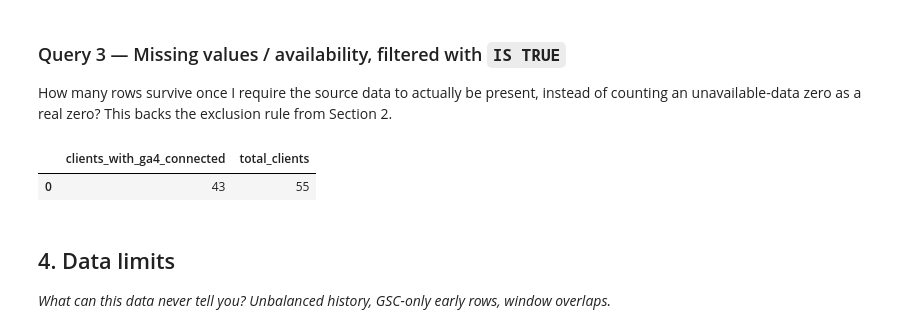
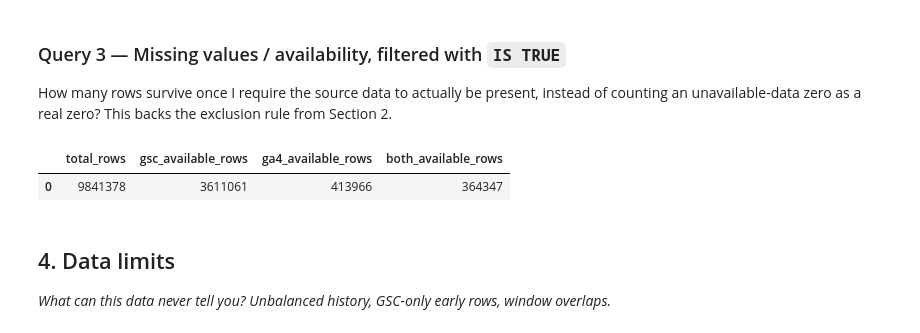
Before and after one commit to joannadulay/FlyRank-ML-Internship, a Jupyter notebook: work/notebooks/w03_data_contract.ipynb, the cells around one changed output. Drawn from its saved outputs; the diff is of its cells as text; code cells hidden in the pictures.

```diff
--- a/work/notebooks/w03_data_contract.ipynb
+++ b/work/notebooks/w03_data_contract.ipynb
@@ -134,15 +134,24 @@ How many rows survive once I require the source data to actually be
 present, instead of counting an unavailable-data zero as a real zero? This
 backs the exclusion rule from Section 2.
 # %%
-con.execute("""
+availability = con.execute("""
     SELECT
-        COUNT(DISTINCT CASE WHEN client_has_ga4 THEN client_hash_id END) AS clients_with_ga4_connected,
-        COUNT(DISTINCT client_hash_id) AS total_clients
+        COUNT(*) AS total_rows,
+        COUNT(*) FILTER (WHERE gsc_data_available IS TRUE) AS gsc_available_rows,
+        COUNT(*) FILTER (WHERE ga4_data_available IS TRUE) AS ga4_available_rows,
+        COUNT(*) FILTER (
+            WHERE gsc_data_available IS TRUE AND ga4_data_available IS TRUE
+        ) AS both_available_rows
     FROM panel
 """).df()
+
+availability
+# If gsc_available_rows << total_rows, that is real signal loss, not a bug --
+# it is why Section 2 excludes gsc_data_available = false rows from GSC
+# features.
 # %% [output]
-|  | clients_with_ga4_connected | total_clients |
-| 0 | 43 | 55 |
+|  | total_rows | gsc_available_rows | ga4_available_rows | both_available_rows |
+| 0 | 9841378 | 3611061 | 413966 | 364347 |
 # %% [markdown]
 ## 4. Data limits
 
```
